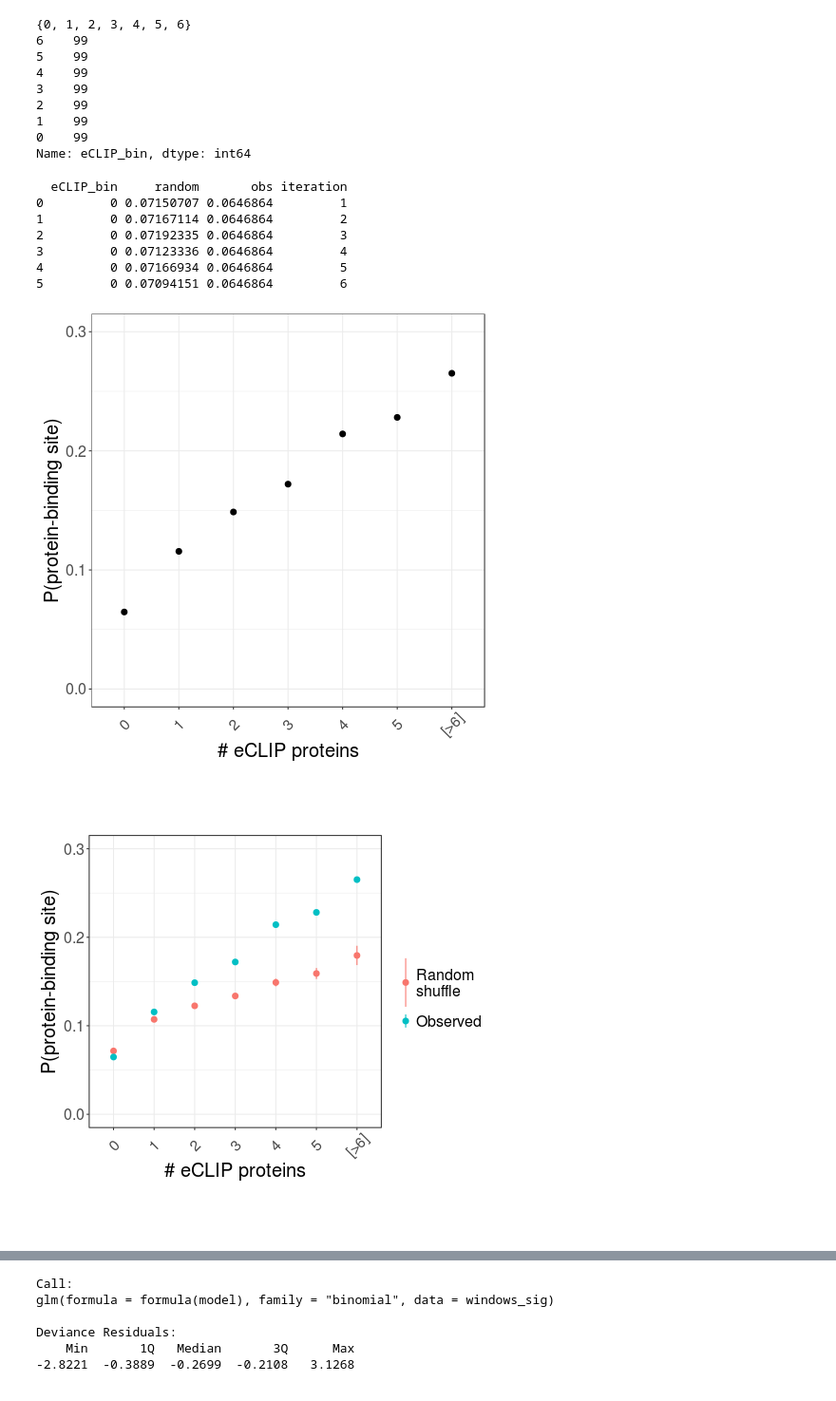
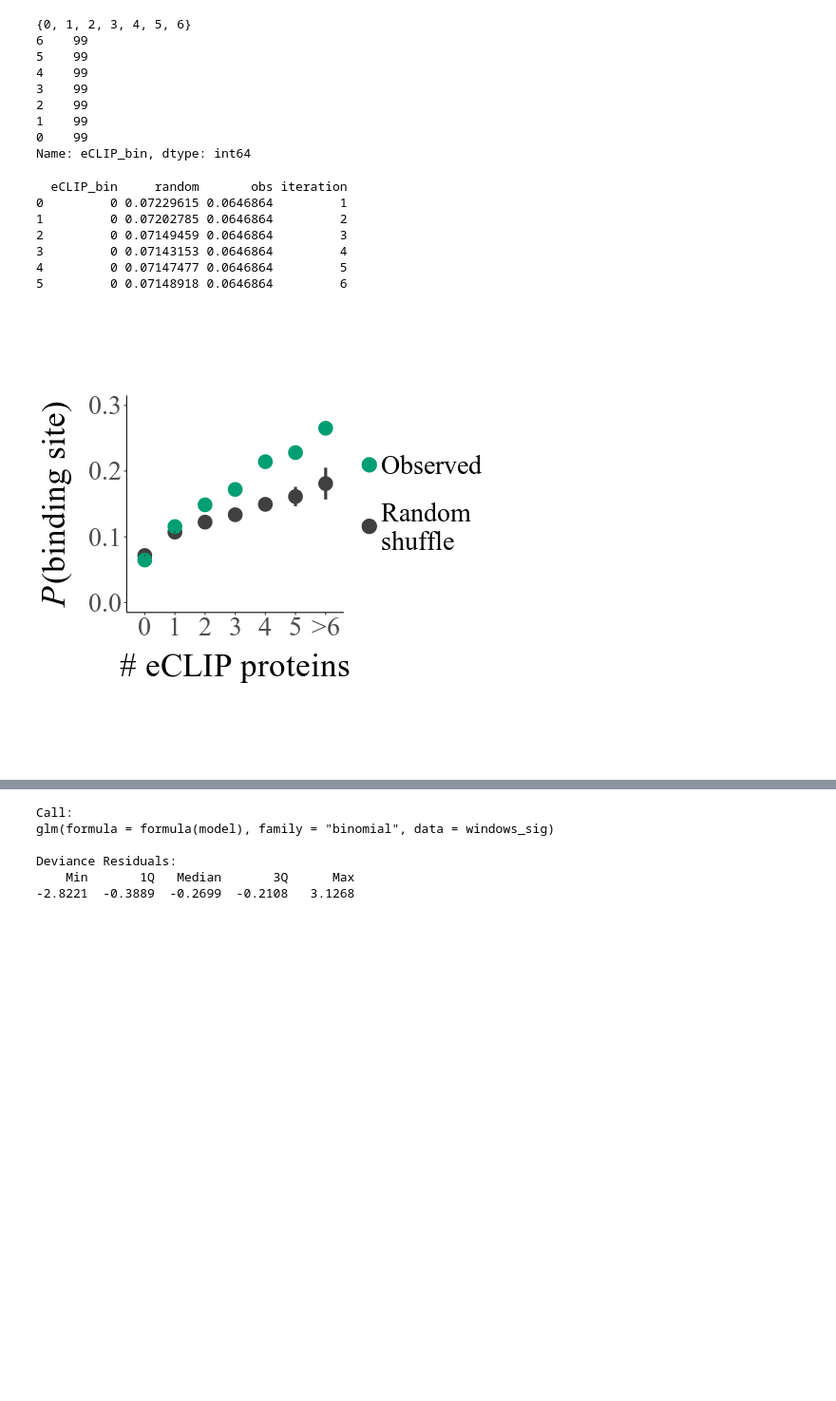
Before and after one commit to TomSmithCGAT/ENCODE_eCLIP, a Jupyter notebook: notebooks/eCLIP_intersection_vs_random.ipynb, the cells around one changed output, grey strips where cells are left out. Shown at 95% size. Drawn from its saved outputs; the diff is of its cells as text; code cells hidden in the pictures; blank space fills up the shorter version.

```diff
--- a/notebooks/eCLIP_intersection_vs_random.ipynb
+++ b/notebooks/eCLIP_intersection_vs_random.ipynb
@@ -791,47 +792,60 @@ print(top_obs_vs_random['eCLIP_bin'].value_counts())
 Name: eCLIP_bin, dtype: int64
 # %%
 %%R -i top_obs_vs_random
+source("/home/PROT-FILESVR1/proteomics/tss38/git_repos/ThreeTs/proteomics/R/Utility.R")
 
 print(head(top_obs_vs_random))
 
 top_obs_vs_random[['eCLIP_bin']] <- mapvalues(
-    top_obs_vs_random[['eCLIP_bin']] , from=6, to=c("[>6]"))
+    top_obs_vs_random[['eCLIP_bin']] , from=6, to=c(">6"))
 
 #[obs_vs_random[['eCLIP_bin']]==7] <- "[7-9]"
 #obs_vs_random[['eCLIP_bin']][obs_vs_random[['eCLIP_bin']]==8] <- "[9-12]"
 #obs_vs_random[['eCLIP_bin']][obs_vs_random[['eCLIP_bin']]==9] <- ">[12-15]"
 #obs_vs_random[['eCLIP_bin']][obs_vs_random[['eCLIP_bin']]==10] <- ">15"
 
 top_obs_vs_random[['eCLIP_bin']] <- factor(top_obs_vs_random[['eCLIP_bin']],
                                            levels=unique(top_obs_vs_random[['eCLIP_bin']]))
 
 df_for_plotting <- melt(top_obs_vs_random, id.vars=c("eCLIP_bin", "iteration"))
 
-p <- ggplot(df_for_plotting[df_for_plotting$variable == "obs",], aes(eCLIP_bin, value)) +
-stat_summary(fun.data = mean_sdl, fun.args = list(mult = 1)) +
-theme_bw() +
-theme(aspect.ratio=1, text=element_text(size=20)) +
-theme(axis.text.x=element_text(angle=45, vjust=0.5, hjust=0.5)) +
-xlab("# eCLIP proteins") + ylab("P(protein-binding site)") +
+
+
+p <- ggplot(df_for_plotting[df_for_plotting$variable == "obs",], aes(eCLIP_bin,value)) +
+stat_summary(fun.data = mean_sdl, fun.args = list(mult = 2), show.legend=FALSE, size=1.5) +
+stat_summary(fun.y = mean, geom="point", size=0) +
+my_theme +
+theme(text=element_text(size=30)) +
+xlab("# eCLIP proteins") +
+ylab(expression(paste(italic(P),"(binding site)", "\n"))) +
+guides(colour = guide_legend(override.aes = list(size = 7), colour=c("red","green"))) +
 ylim(0,0.3)
 
-print(p)
+#print(p)
+
+
+#df_for_plotting$variable <- factor(df_for_plotting$variable, levels=c("obs", "random"))
 
 p2 <- p %+% df_for_plotting + aes(colour=variable) +
-scale_colour_discrete(name="", labels=c("\nRandom\nshuffle\n", "Observed"))
+scale_colour_manual(name="", labels=c("Observed", "\nRandom\nshuffle\n"),
+                    values=c("grey25", cbPalette[4])) +
+theme(text=element_text(size=35),
+      axis.title.x=element_text(margin = margin(t = 20)),
+      axis.title.y=element_text(margin = margin(r = 15))) +
+guides(colour = guide_legend(override.aes = list(size = 7, colour=c(cbPalette[4], "grey25"))))
 
 print(p2)
 ggsave("./eCLIP_n_top_peaks_prob_oops.png")
+ggsave("./eCLIP_n_top_peaks_prob_oops.pdf")
 # %% [output]
   eCLIP_bin     random       obs iteration
-0         0 0.07150707 0.0646864         1
-1         0 0.07167114 0.0646864         2
-2         0 0.07192335 0.0646864         3
-3         0 0.07123336 0.0646864         4
-4         0 0.07166934 0.0646864         5
-5         0 0.07094151 0.0646864         6
+0         0 0.07229615 0.0646864         1
+1         0 0.07202785 0.0646864         2
+2         0 0.07149459 0.0646864         3
+3         0 0.07143153 0.0646864         4
+4         0 0.07147477 0.0646864         5
+5         0 0.07148918 0.0646864         6
-[figure, old version]
+[figure, new version]
-[figure, removed]
 # %%
 head_windows_sig = windows_sig.head(10000)
 # %%
```
Also changed, not shown: parts of 16 cells of this notebook, 3 other files.
